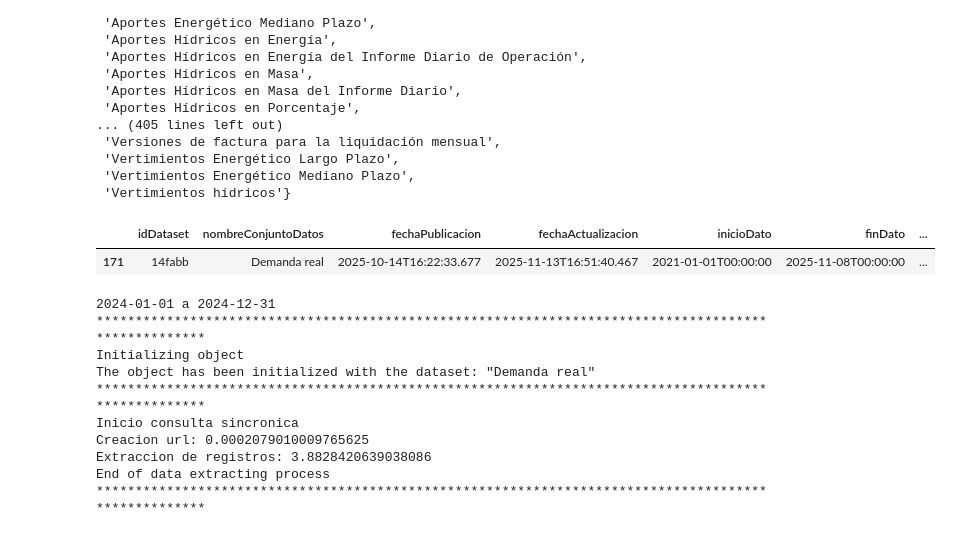
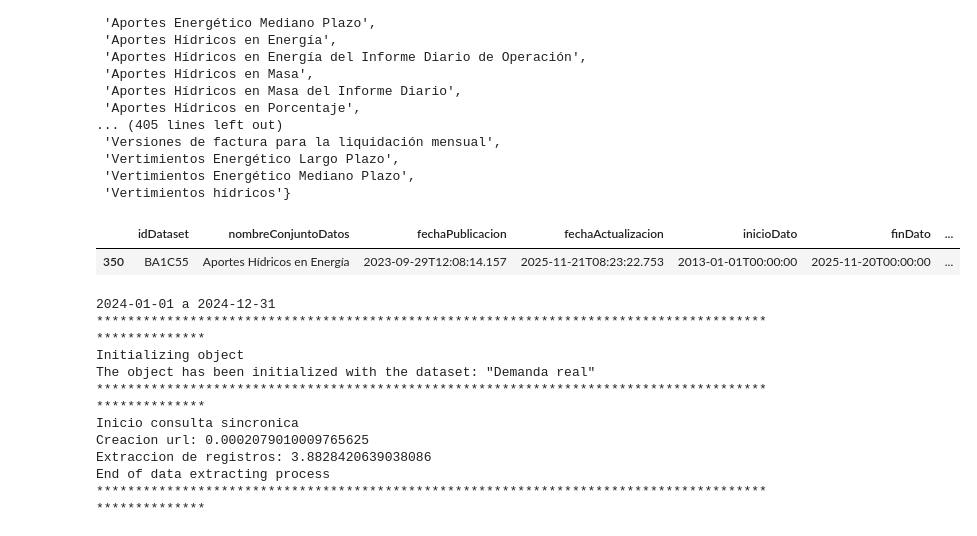
Before and after one commit to shaka03/bot_futuros, a Jupyter notebook: notebooks/Derivex_Spot.ipynb, the cells around one changed output. Drawn from its saved outputs; the diff is of its cells as text; code cells hidden in the pictures.

```diff
--- a/notebooks/Derivex_Spot.ipynb
+++ b/notebooks/Derivex_Spot.ipynb
@@ -36,11 +36,11 @@ set(df_cat['nombreConjuntoDatos'])
  'Vertimientos hídricos'}
 # %%
 #Precio de bolsa ponderado
-nombre = "Demanda real"
+nombre = "Aportes Hídricos en Energía"
 df_cat[df_cat["nombreConjuntoDatos"] == nombre]
 # %% [output]
 |  | idDataset | nombreConjuntoDatos | fechaPublicacion | fechaActualizacion | inicioDato | finDato | ... |
-| 171 | 14fabb | Demanda real | 2025-10-14T16:22:33.677 | 2025-11-13T16:51:40.467 | 2021-01-01T00:00:00 | 2025-11-08T00:00:00 | ... |
+| 350 | BA1C55 | Aportes Hídricos en Energía | 2023-09-29T12:08:14.157 | 2025-11-21T08:23:22.753 | 2013-01-01T00:00:00 | 2025-11-20T00:00:00 | ... |
 # %%
 # Descargar
 nombre = "Demanda real"
```
Also changed, not shown: 20 other files.
